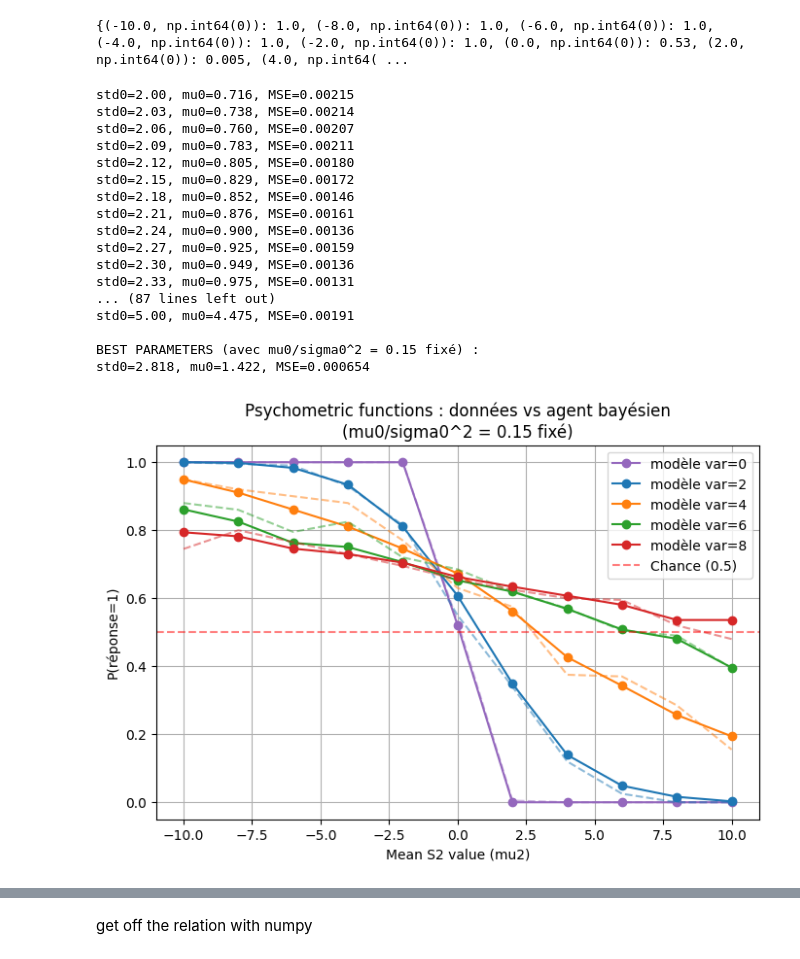
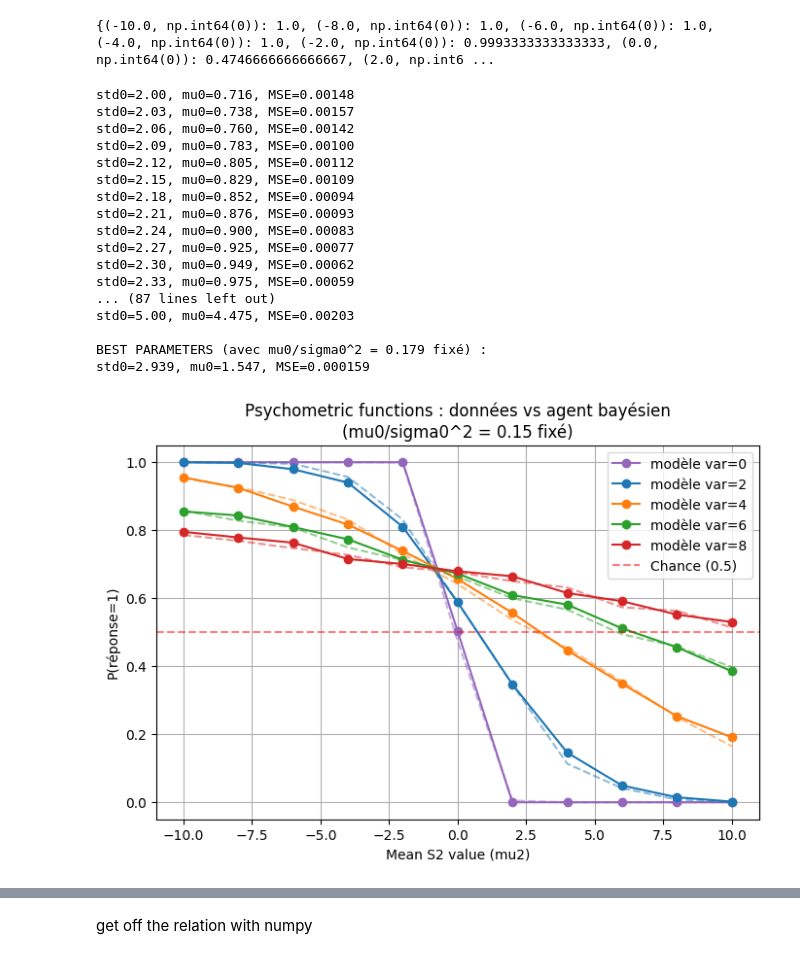
Before and after one commit to DasCes/bayesian_project_group, a Jupyter notebook: test_notebook.ipynb, the cells around one changed output, grey strips where cells are left out. Drawn from its saved outputs; the diff is of its cells as text; code cells hidden in the pictures.

Commit message:
read test_notebook

```diff
--- a/test_notebook.ipynb
+++ b/test_notebook.ipynb
@@ -18,7 +18,7 @@ def data_var2(file_path):
     var2 = pd.unique(var2)     # valeurs uniques de S2_std
     return list(var2)
 
-def psycometrique(data_tuple, var2, block_size=200, big_blocs=11):
+def psycometrique(data_tuple, var2, block_size=1500, big_blocs=11):
     """
     Reconstruit les moyennes par bloc comme dans ton code :
     - true_array_result[j][k] = P(1) pour le j-ième var2, k-ième S2_val
@@ -49,7 +49,7 @@ def psycometrique(data_tuple, var2, block_size=200, big_blocs=11):
 
     return true_array_result, true_array_mean_used
 
-def build_targets_from_csv(file_path, block_size=200, big_blocs=11):
+def build_targets_from_csv(file_path, block_size=1500, big_blocs=11):
     """
     Construit :
       - target[(mu2, std2)] = P_empirique(réponse=1)
@@ -77,10 +77,10 @@ def build_targets_from_csv(file_path, block_size=200, big_blocs=11):
 
     return target, mus_test, vars_test
 # %%
-target, mus_test, vars_test = build_targets_from_csv('C:\\Users\\gabri\\Desktop\\bayesian\\experiment_results_test.csv') # before experiment_results_test.csv
+target, mus_test, vars_test = build_targets_from_csv('C:\\Users\\gabri\\Desktop\\bayesian\\experiment_results_1500.csv') # before experiment_results_test.csv
 print(target)
 # %% [output]
-{(-10.0, np.int64(0)): 1.0, (-8.0, np.int64(0)): 1.0, (-6.0, np.int64(0)): 1.0, (-4.0, np.int64(0)): 1.0, (-2.0, np.int64(0)): 1.0, (0.0, np.int64(0)): 0.53, (2.0, np.int64(0)): 0.005, (4.0, np.int64( ...
+{(-10.0, np.int64(0)): 1.0, (-8.0, np.int64(0)): 1.0, (-6.0, np.int64(0)): 1.0, (-4.0, np.int64(0)): 1.0, (-2.0, np.int64(0)): 0.9993333333333333, (0.0, np.int64(0)): 0.4746666666666667, (2.0, np.int6 ...
 # %%
 mus_test  = [-10,-8,-6,-4,-2,0,2,4,6,8,10]
 vars_test = [0,2,4,6,8]
@@ -169,50 +169,50 @@ print(f"std0={best_std0:.3f}, mu0={best_mu0:.3f}, MSE={best_mse:.6f}")
 
 # ========= 5) Plot psychométriques : données vs meilleur agent =========
 
 plt.figure(figsize=(8,5))
 colors = {
     0: "tab:purple",
     2: "tab:blue",
     4: "tab:orange",
     6: "tab:green",
     8: "tab:red"
 }
 
 
 for std2 in vars_test:
     xs = mus_test
     ys_model  = [best_sim[(mu2, std2)]   for mu2 in mus_test]
     ys_target = [target[(mu2, std2)]     for mu2 in mus_test]
 
     plt.plot(xs, ys_model,  "-o", label=f"modèle var={std2}",  color=colors[std2])
     plt.plot(xs, ys_target, "--",  alpha=0.5, color=colors[std2])
 
 plt.axhline(0.5, linestyle="--", color="red", alpha=0.5, label="Chance (0.5)")
 plt.xlabel("Mean S2 value (mu2)")
 plt.ylabel("P(réponse=1)")
-plt.title("Psychometric functions : données vs agent bayésien\n(mu0/sigma0^2 = 0.15 fixé)")
+plt.title(f"Psychometric functions : données vs agent bayésien\n(mu0/sigma0^2 = {relation} fixé)")
 plt.legend()
 plt.grid(True)
 plt.show()
 # %% [output]
-std0=2.00, mu0=0.716, MSE=0.00215
-std0=2.03, mu0=0.738, MSE=0.00214
-std0=2.06, mu0=0.760, MSE=0.00207
-std0=2.09, mu0=0.783, MSE=0.00211
-std0=2.12, mu0=0.805, MSE=0.00180
-std0=2.15, mu0=0.829, MSE=0.00172
-std0=2.18, mu0=0.852, MSE=0.00146
-std0=2.21, mu0=0.876, MSE=0.00161
-std0=2.24, mu0=0.900, MSE=0.00136
-std0=2.27, mu0=0.925, MSE=0.00159
-std0=2.30, mu0=0.949, MSE=0.00136
-std0=2.33, mu0=0.975, MSE=0.00131
+std0=2.00, mu0=0.716, MSE=0.00148
+std0=2.03, mu0=0.738, MSE=0.00157
+std0=2.06, mu0=0.760, MSE=0.00142
+std0=2.09, mu0=0.783, MSE=0.00100
+std0=2.12, mu0=0.805, MSE=0.00112
+std0=2.15, mu0=0.829, MSE=0.00109
+std0=2.18, mu0=0.852, MSE=0.00094
+std0=2.21, mu0=0.876, MSE=0.00093
+std0=2.24, mu0=0.900, MSE=0.00083
+std0=2.27, mu0=0.925, MSE=0.00077
+std0=2.30, mu0=0.949, MSE=0.00062
+std0=2.33, mu0=0.975, MSE=0.00059
 ... (87 lines left out)
-std0=5.00, mu0=4.475, MSE=0.00191
+std0=5.00, mu0=4.475, MSE=0.00203
 
-BEST PARAMETERS (avec mu0/sigma0^2 = 0.15 fixé) :
-std0=2.818, mu0=1.422, MSE=0.000654
+BEST PARAMETERS (avec mu0/sigma0^2 = 0.179 fixé) :
+std0=2.939, mu0=1.547, MSE=0.000159
-[figure, old version]
+[figure, new version]
 # %%
 plt.plot(mse_array)
 # %% [output]
```
Also changed, not shown: parts of 2 cells of this notebook, 1 other file.
